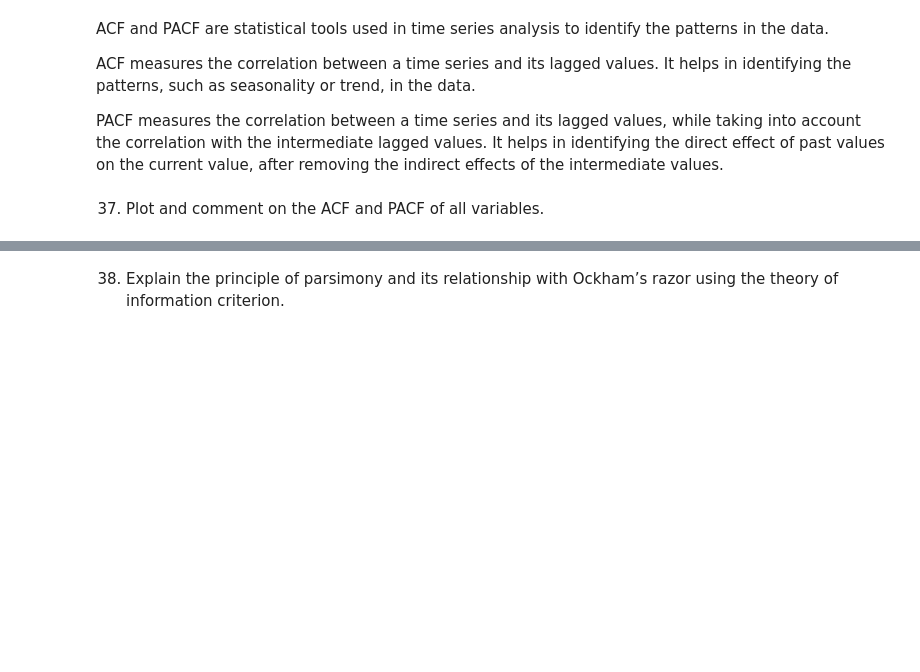
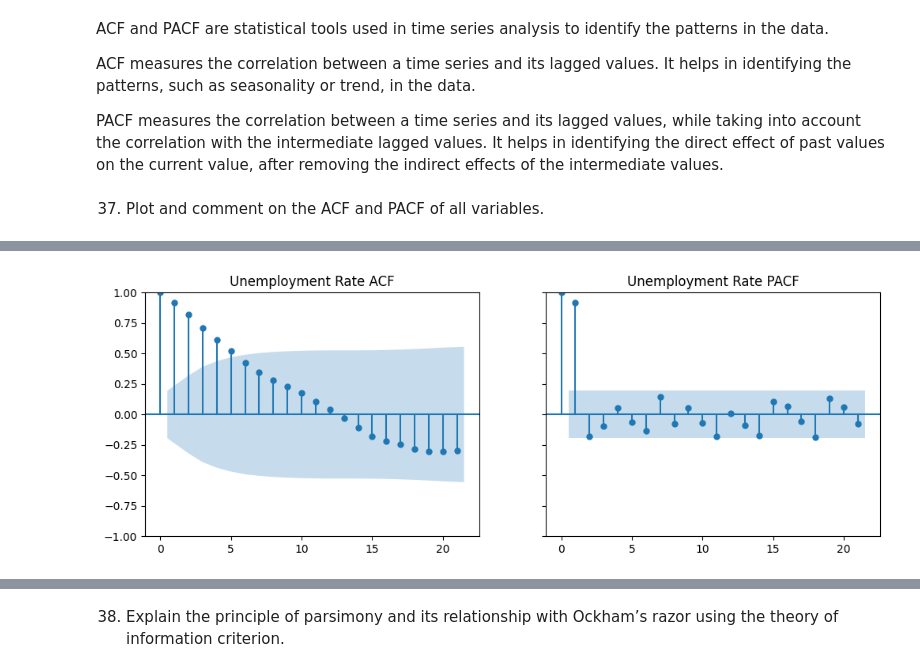
Before and after one commit to ArthurMbraga/MODS202-Econometrics, a Jupyter notebook: project.ipynb, the cells around one changed output, grey strips where cells are left out. Cells and saved outputs as stored; diff of their text form; code cells hidden in the pictures; blank space fills up the shorter version.

```diff
--- a/project.ipynb
+++ b/project.ipynb
@@ -894,0 +986,9 @@ It helps in identifying the direct effect of past values on the current value, a
+# %%
+fig, (ax1, ax2) = plt.subplots(1, 2, figsize=(12, 4), sharey=True)
+
+plot_acf(df3['Unemployment Rate'], ax=ax1, title='Unemployment Rate ACF')
+plot_pacf(df3['Unemployment Rate'], ax=ax2, title='Unemployment Rate PACF')
+
+plt.show()
+# %% [output]
+[figure, added]
```
Also changed, not shown: parts of 18 cells of this notebook.
